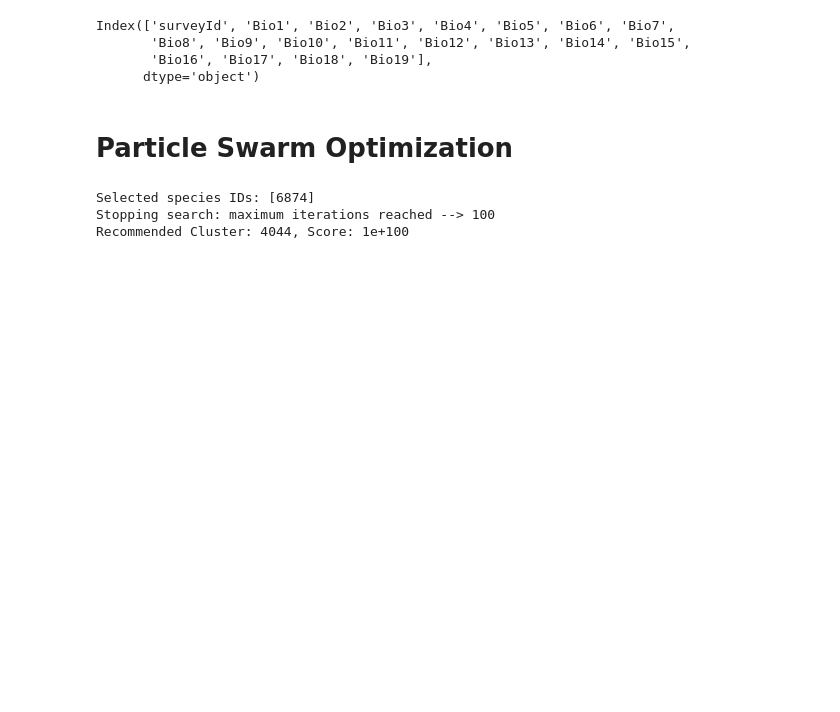
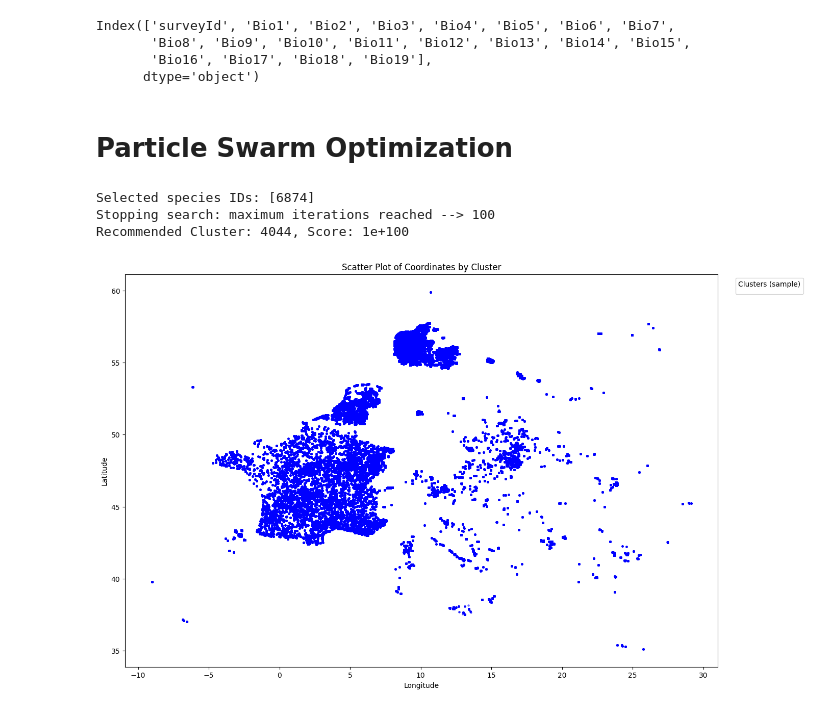
Before and after one commit to debuganagha/My-AQI-Trees-Project, a Jupyter notebook: species.ipynb, the cells around one changed output. Drawn from its saved outputs; the diff is of its cells as text; code cells hidden in the pictures; blank space fills up the shorter version.

Commit message:
Species plot added

```diff
--- a/species.ipynb
+++ b/species.ipynb
@@ -13,6 +13,8 @@ Index(['surveyId', 'Bio1', 'Bio2', 'Bio3', 'Bio4', 'Bio5', 'Bio6', 'Bio7',
 # %% [markdown]
 # Particle Swarm Optimization
 # %%
+import pandas as pd
+import ast  # To parse string representation of lists into actual lists
 import geopandas as gpd
 import matplotlib.pyplot as plt
 import numpy as np
@@ -51,30 +53,67 @@ def optimize_clusters(merged_data, bioclimatic_data):
 
     def objective_function(x):
         return fitness_function(int(x[0]), merged_data, bioclimatic_data)
 
     best_cluster, best_score = pso(objective_function, lb, ub)
 
     return int(best_cluster), float(best_score)  # Return as scalar values
 
 # Function to plot only the recommended cluster with all its coordinates
 import ast  # To safely evaluate the string as a Python expression
 
 # Main function to run the optimization process and plotting
 def main(merged_data, bioclimatic_data):
     user_input = input("Enter species IDs separated by commas: ")
     species_ids = [int(id.strip()) for id in user_input.split(',')]
 
     print(f"Selected species IDs: {species_ids}")
 
     # Optimize clusters based on selected species (currently not filtering by species; you can add this logic)
     recommended_cluster, score = optimize_clusters(merged_data, bioclimatic_data)
 
     print(f"Recommended Cluster: {recommended_cluster}, Score: {score}")
 
 # Example usage with your existing dataframes (replace with your actual data)
 if __name__ == "__main__":
     main(merged_data, bioclimatic_data)
+
+
+# Load the dataset
+df = pd.read_csv('cluster_with_pollution_data.csv')
+
+# Convert 'coordinates_lon' and 'coordinates_lat' columns to lists
+df['coordinates_lon'] = df['coordinates_lon'].apply(ast.literal_eval)
+df['coordinates_lat'] = df['coordinates_lat'].apply(ast.literal_eval)
+df['speciesId'] = df['speciesId'].apply(ast.literal_eval)  # Convert speciesId from string to list
+
+# User input for species IDs
+user_input = input("Enter species IDs separated by commas: ")
+species_id = int(user_input.strip())
+# Set up the plot
+plt.figure(figsize=(15, 10))
+
+# Iterate over each row in the dataframe
+for idx, row in df.iterrows():
+    # Extract longitude, latitude, and speciesId arrays
+    longitudes = row['coordinates_lon']
+    latitudes = row['coordinates_lat']
+    species_list = row['speciesId']
+
+    # Check if the input species_id is in the species_list
+    if species_ids in species_list:
+        # Plot in red for matching species
+        plt.scatter(longitudes, latitudes, s=5, alpha=0.5, color='red')
+    else:
+        # Plot in blue for other clusters
+        plt.scatter(longitudes, latitudes, s=5, alpha=0.5, color='blue')
+# Customizing the plot
+plt.title('Scatter Plot of Coordinates by Cluster')
+plt.xlabel('Longitude')
+plt.ylabel('Latitude')
+plt.legend(loc='upper right', bbox_to_anchor=(1.15, 1), title='Clusters (sample)')
+plt.show()
 # %% [output]
 Selected species IDs: [6874]
 Stopping search: maximum iterations reached --> 100
 Recommended Cluster: 4044, Score: 1e+100
+[figure, added]
```
